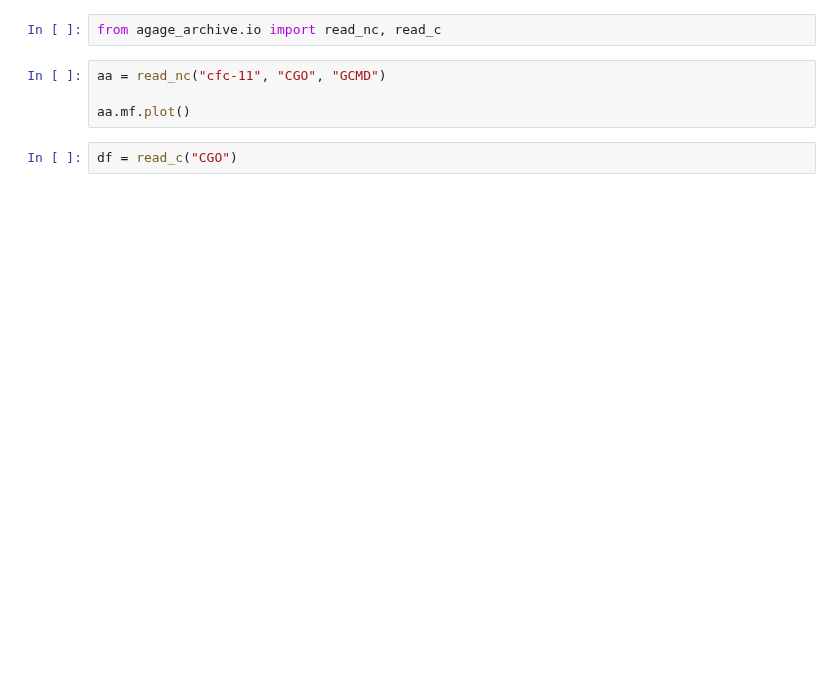
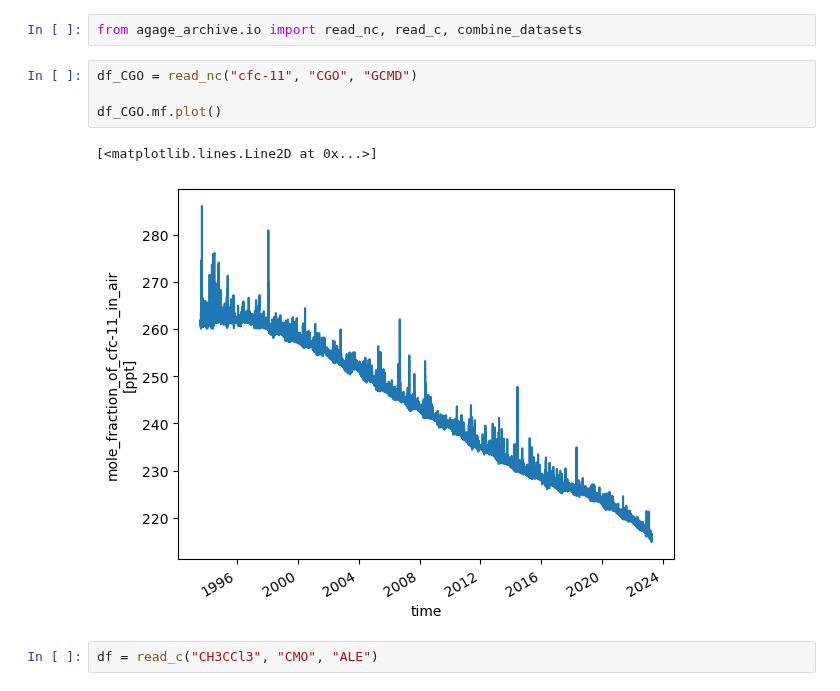
Before and after one commit to mrghg/agage-archive, a Jupyter notebook: notebooks/tutorial.ipynb, the cells around one changed output. Drawn from its saved outputs; the diff is of its cells as text; blank space fills up the shorter version.

```diff
--- a/notebooks/tutorial.ipynb
+++ b/notebooks/tutorial.ipynb
@@ -1,9 +1,12 @@
 # %%
-from agage_archive.io import read_nc, read_c
+from agage_archive.io import read_nc, read_c, combine_datasets
 # %%
-aa = read_nc("cfc-11", "CGO", "GCMD")
+df_CGO = read_nc("cfc-11", "CGO", "GCMD")
 
-aa.mf.plot()
+df_CGO.mf.plot()
+# %% [output]
+[<matplotlib.lines.Line2D at 0x...>]
+[figure, added]
 # %%
-df = read_c("CGO")
+df = read_c("CH3CCl3", "CMO", "ALE")
 # %%
```
Also changed, not shown: parts of 4 cells of this notebook, 2 other files.
